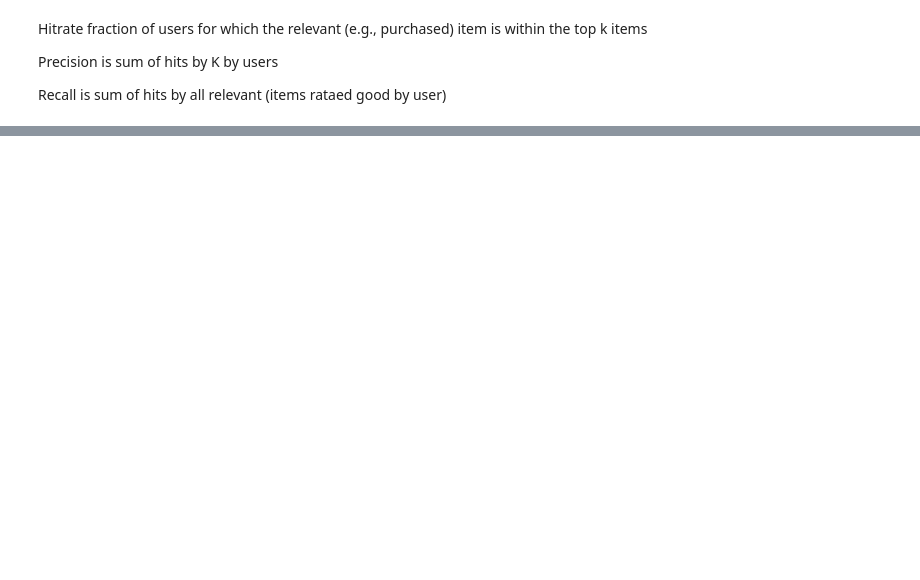
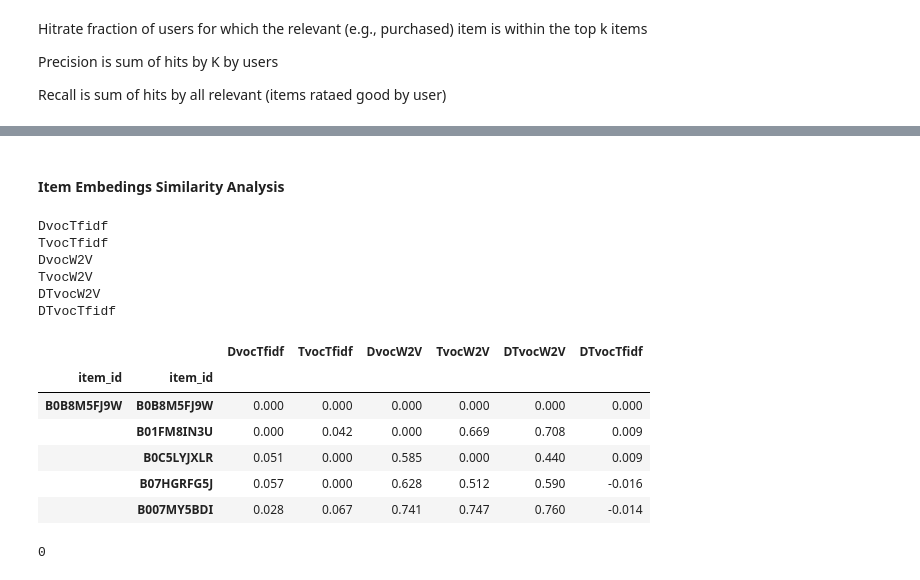
Before and after one commit to miriusz6/WRS_project, a Jupyter notebook: Project.ipynb, the cells around one changed output, grey strips where cells are left out. Saved outputs shown, nothing was run; the diff lists cells and outputs as text; code cells hidden in the pictures; blank space fills up the shorter version.

```diff
--- a/Project.ipynb
+++ b/Project.ipynb
@@ -709,0 +1093,29 @@ maybe should compute only for test items ? cuz maybe they ALWAYS rate
+# %%
+# calculate item embeddings both tfidf and w2v
+#df_item_embedds = None
+if df_item_embedds is None:
+    # calculate tfidf embeddings
+    description_tfidf = tfidf_doit(df_metadata, 'description')
+    title_tfidf = tfidf_doit(df_metadata, 'title')
+    # Load google news w2v
+    from gensim.models import KeyedVectors
+    w2v_model = KeyedVectors.load_word2vec_format('C:\KU\WRS/GoogleNews-vectors-negative300.bin', binary=True)
+    # calculate w2v embeddings
+    description_w2v = w2v_doit(df_metadata, 'description', w2v_model, description_tfidf['tokenizer'])
+    title_w2v = w2v_doit(df_metadata, 'title', w2v_model, title_tfidf['tokenizer'])
+    #Merge embeddings into 1 frame
+    # save to csv
+    df_item_embedds = pd.DataFrame(index=df_metadata.index)
+    df_item_embedds['DvocTfidf'] = description_tfidf['df_tfidf']['tfidf_sum']
+    df_item_embedds['TvocTfidf'] = title_tfidf['df_tfidf']['tfidf_sum']
+    df_item_embedds['DvocW2V'] = description_w2v['df_w2v']['description_w2v_sum']
+    df_item_embedds['TvocW2V'] = title_w2v['df_w2v']['title_w2v_sum']
+
+
+
+    df_item_embedds['DTvocW2V'] = (df_item_embedds['DvocW2V'] + df_item_embedds['TvocW2V'])/2
+    df_item_embedds['DTvocTfidf'] = pca_N_concat(df_item_embedds, 'DvocTfidf', 'TvocTfidf', n_features=300)
+
+    # use pickle
+    df_item_embedds.to_pickle('saved_frames/item_embeddings.pkl')
+df_item_embedds.head(5)
@@ -709,0 +1130,37 @@ maybe should compute only for test items ? cuz maybe they ALWAYS rate
+# %% [markdown]
+#### Item Embedings Similarity Analysis
+# %%
+from tfidf.helpers import simM_to_multi_indx_df
+item_item_sims = pd.DataFrame()
+for col in df_item_embedds.columns:
+    print(col)
+    sim_matrix = cosine_matrix(df_item_embedds[col])
+    sim_matrix = simM_to_multi_indx_df(sim_matrix)
+    item_item_sims[col] = sim_matrix
+# %% [output]
+DvocTfidf
+TvocTfidf
+DvocW2V
+TvocW2V
+DTvocW2V
+DTvocTfidf
+# %%
+
+# change 1 to 0
+item_item_sims[item_item_sims == 1] = 0
+item_item_sims.head(5)
+# %% [output]
+|  |  | DvocTfidf | TvocTfidf | DvocW2V | TvocW2V | DTvocW2V | DTvocTfidf |
+| item_id | item_id |  |  |  |  |  |  |
+| B0B8M5FJ9W | B0B8M5FJ9W | 0.000 | 0.000 | 0.000 | 0.000 | 0.000 | 0.000 |
+|  | B01FM8IN3U | 0.000 | 0.042 | 0.000 | 0.669 | 0.708 | 0.009 |
+|  | B0C5LYJXLR | 0.051 | 0.000 | 0.585 | 0.000 | 0.440 | 0.009 |
+|  | B07HGRFG5J | 0.057 | 0.000 | 0.628 | 0.512 | 0.590 | -0.016 |
+|  | B007MY5BDI | 0.028 | 0.067 | 0.741 | 0.747 | 0.760 | -0.014 |
+# %%
+# count nans
+item_item_sims.isna().sum().sum()
+# count nulls
+item_item_sims.isnull().sum().sum()
+# %% [output]
+0
```
Also changed, not shown: parts of 91 cells of this notebook, 4 other files.
